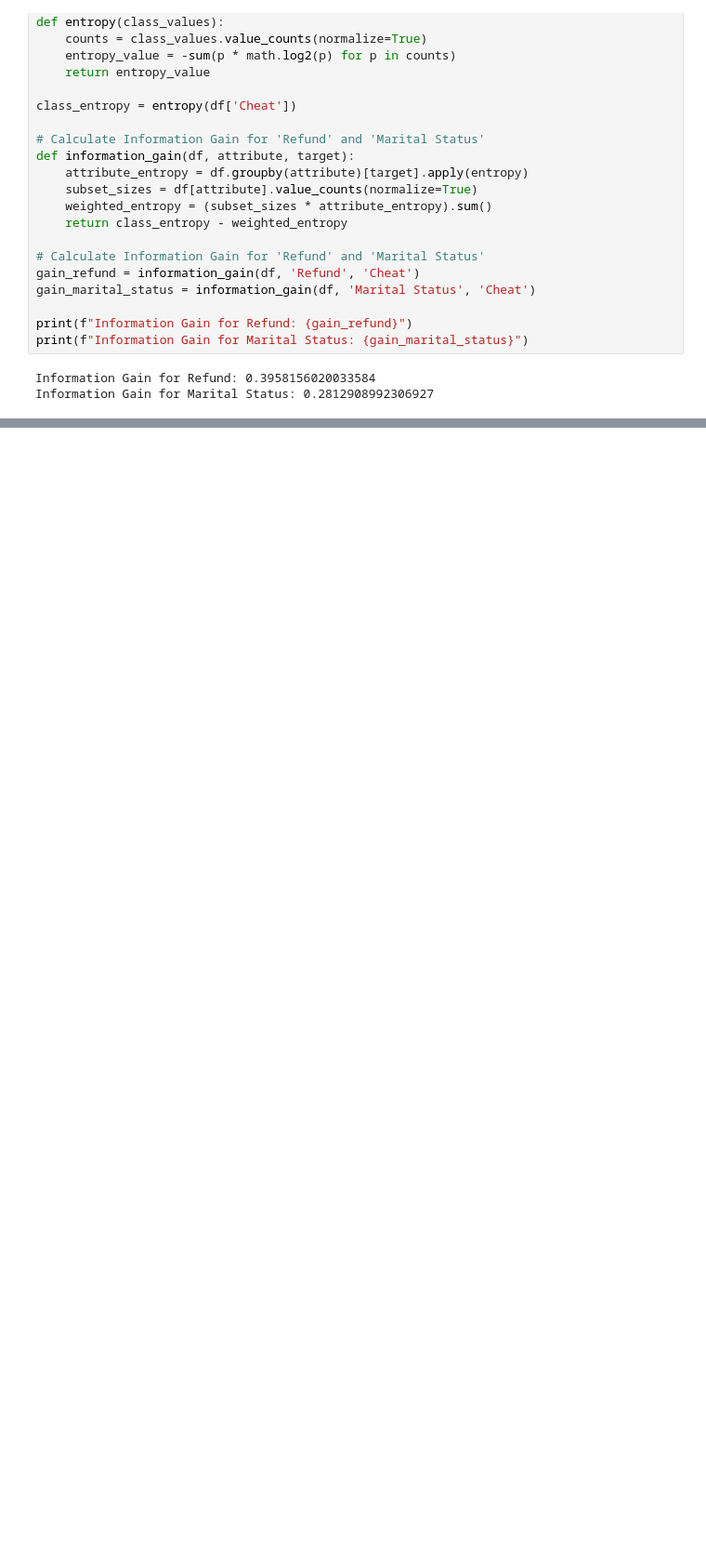
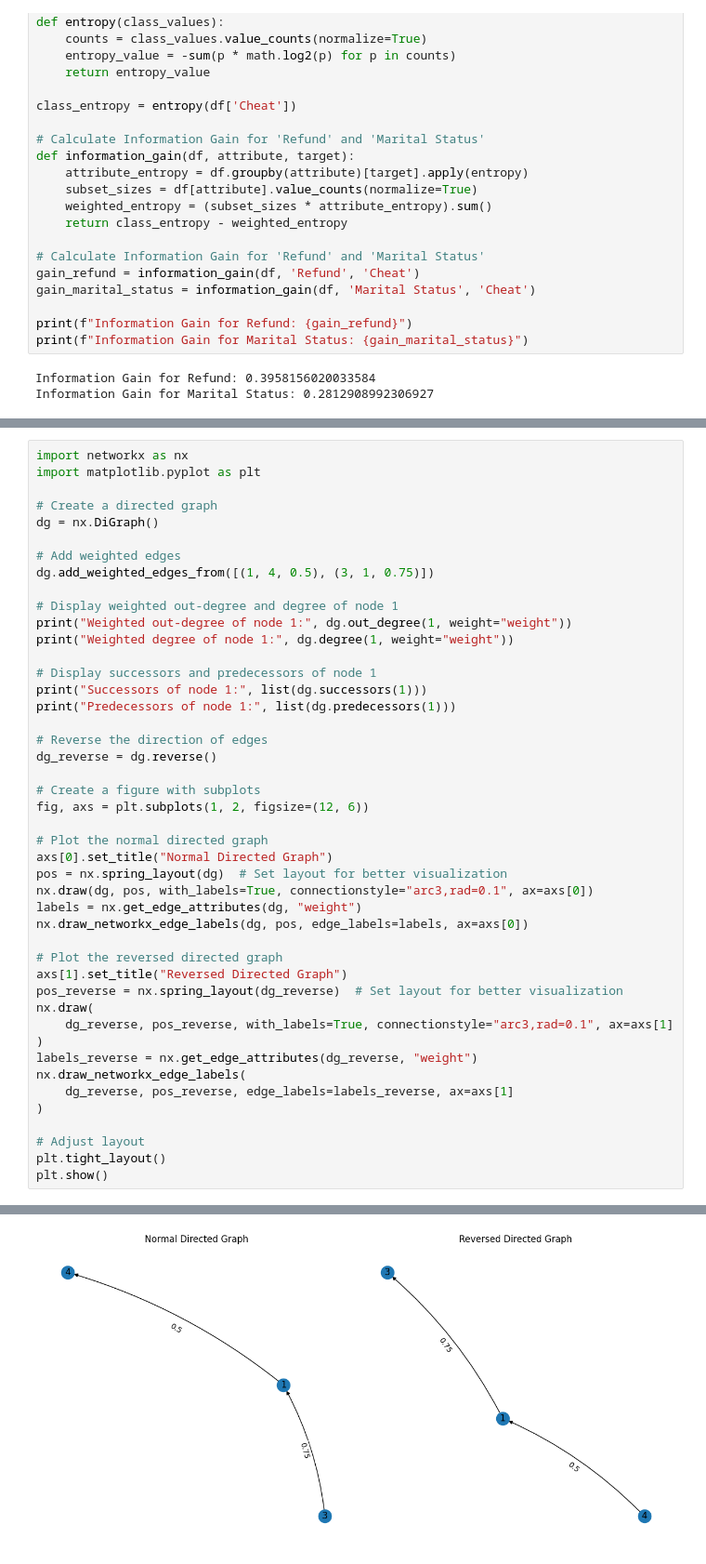
Before and after one commit to MahmoudEssam707/Data-Tools, a Jupyter notebook: Lab Work 2 Last One/Group Assignment 4.ipynb, the cells around one changed output, grey strips where cells are left out. Shown at 93% size. Drawn from its saved outputs; the diff is of its cells as text; blank space fills up the shorter version.

```diff
--- a/Lab Work 2 Last One/Group Assignment 4.ipynb
+++ b/Lab Work 2 Last One/Group Assignment 4.ipynb
@@ -383,0 +503,46 @@ Information Gain for Marital Status: 0.2812908992306927
+# %%
+import networkx as nx
+import matplotlib.pyplot as plt
+
+# Create a directed graph
+dg = nx.DiGraph()
+
+# Add weighted edges
+dg.add_weighted_edges_from([(1, 4, 0.5), (3, 1, 0.75)])
+
+# Display weighted out-degree and degree of node 1
+print("Weighted out-degree of node 1:", dg.out_degree(1, weight="weight"))
+print("Weighted degree of node 1:", dg.degree(1, weight="weight"))
+
+# Display successors and predecessors of node 1
+print("Successors of node 1:", list(dg.successors(1)))
+print("Predecessors of node 1:", list(dg.predecessors(1)))
+
+# Reverse the direction of edges
+dg_reverse = dg.reverse()
+
+# Create a figure with subplots
+fig, axs = plt.subplots(1, 2, figsize=(12, 6))
+
+# Plot the normal directed graph
+axs[0].set_title("Normal Directed Graph")
+pos = nx.spring_layout(dg)  # Set layout for better visualization
+nx.draw(dg, pos, with_labels=True, connectionstyle="arc3,rad=0.1", ax=axs[0])
+labels = nx.get_edge_attributes(dg, "weight")
+nx.draw_networkx_edge_labels(dg, pos, edge_labels=labels, ax=axs[0])
+
+# Plot the reversed directed graph
+axs[1].set_title("Reversed Directed Graph")
+pos_reverse = nx.spring_layout(dg_reverse)  # Set layout for better visualization
+nx.draw(
+    dg_reverse, pos_reverse, with_labels=True, connectionstyle="arc3,rad=0.1", ax=axs[1]
+)
+labels_reverse = nx.get_edge_attributes(dg_reverse, "weight")
+nx.draw_networkx_edge_labels(
+    dg_reverse, pos_reverse, edge_labels=labels_reverse, ax=axs[1]
+)
+
+# Adjust layout
+plt.tight_layout()
+plt.show()
+# %% [output]
@@ -383,0 +553 @@ Information Gain for Marital Status: 0.2812908992306927
+[figure, added]
```
Also changed, not shown: parts of 29 cells of this notebook, 2 other files.
